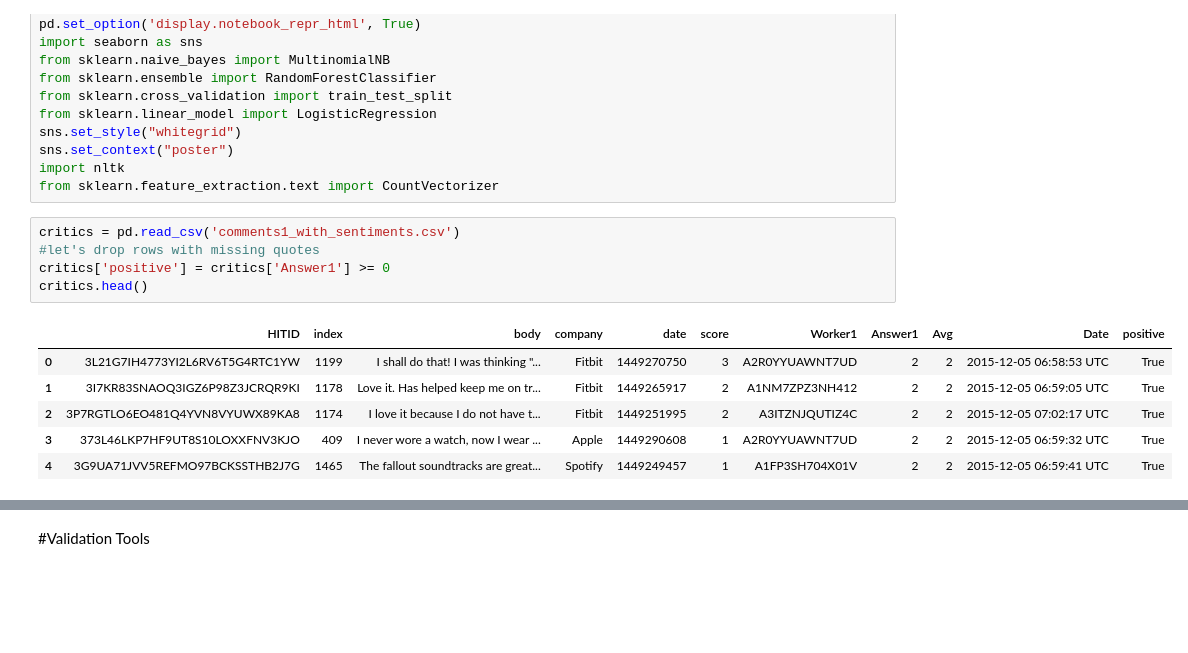
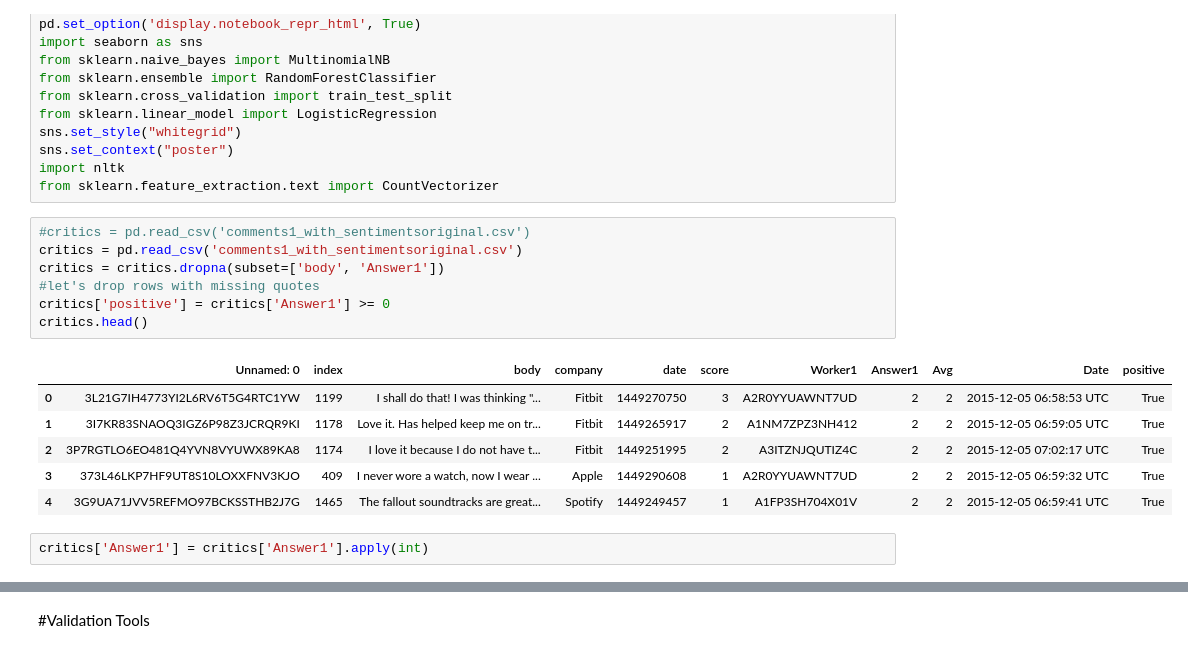
Before and after one commit to chaehwang/BigDaddyData, a Jupyter notebook: mechanical turk my poor money.ipynb, the cells around one changed output, grey strips where cells are left out. Cells and saved outputs as stored; diff of their text form; blank space fills up the shorter version.

```diff
--- a/mechanical turk my poor money.ipynb
+++ b/mechanical turk my poor money.ipynb
@@ -21,17 +21,21 @@ sns.set_context("poster")
 import nltk
 from sklearn.feature_extraction.text import CountVectorizer
 # %%
-critics = pd.read_csv('comments1_with_sentiments.csv')
+#critics = pd.read_csv('comments1_with_sentimentsoriginal.csv')
+critics = pd.read_csv('comments1_with_sentimentsoriginal.csv')
+critics = critics.dropna(subset=['body', 'Answer1'])
 #let's drop rows with missing quotes
 critics['positive'] = critics['Answer1'] >= 0
 critics.head()
 # %% [output]
-|  | HITID | index | body | company | date | score | Worker1 | Answer1 | Avg | Date | positive |
+|  | Unnamed: 0 | index | body | company | date | score | Worker1 | Answer1 | Avg | Date | positive |
 | 0 | 3L21G7IH4773YI2L6RV6T5G4RTC1YW | 1199 | I shall do that! I was thinking "... | Fitbit | 1449270750 | 3 | A2R0YYUAWNT7UD | 2 | 2 | 2015-12-05 06:58:53 UTC | True |
 | 1 | 3I7KR83SNAOQ3IGZ6P98Z3JCRQR9KI | 1178 | Love it. Has helped keep me on tr... | Fitbit | 1449265917 | 2 | A1NM7ZPZ3NH412 | 2 | 2 | 2015-12-05 06:59:05 UTC | True |
 | 2 | 3P7RGTLO6EO481Q4YVN8VYUWX89KA8 | 1174 | I love it because I do not have t... | Fitbit | 1449251995 | 2 | A3ITZNJQUTIZ4C | 2 | 2 | 2015-12-05 07:02:17 UTC | True |
 | 3 | 373L46LKP7HF9UT8S10LOXXFNV3KJO | 409 | I never wore a watch, now I wear ... | Apple | 1449290608 | 1 | A2R0YYUAWNT7UD | 2 | 2 | 2015-12-05 06:59:32 UTC | True |
 | 4 | 3G9UA71JVV5REFMO97BCKSSTHB2J7G | 1465 | The fallout soundtracks are great... | Spotify | 1449249457 | 1 | A1FP3SH704X01V | 2 | 2 | 2015-12-05 06:59:41 UTC | True |
+# %%
+critics['Answer1'] = critics['Answer1'].apply(int)
 # %%
 from pattern.vector import stem, PORTER, LEMMA
 punctuation = r'[.,;:!?]'
```
Also changed, not shown: parts of 15 cells of this notebook, 27 other files.
